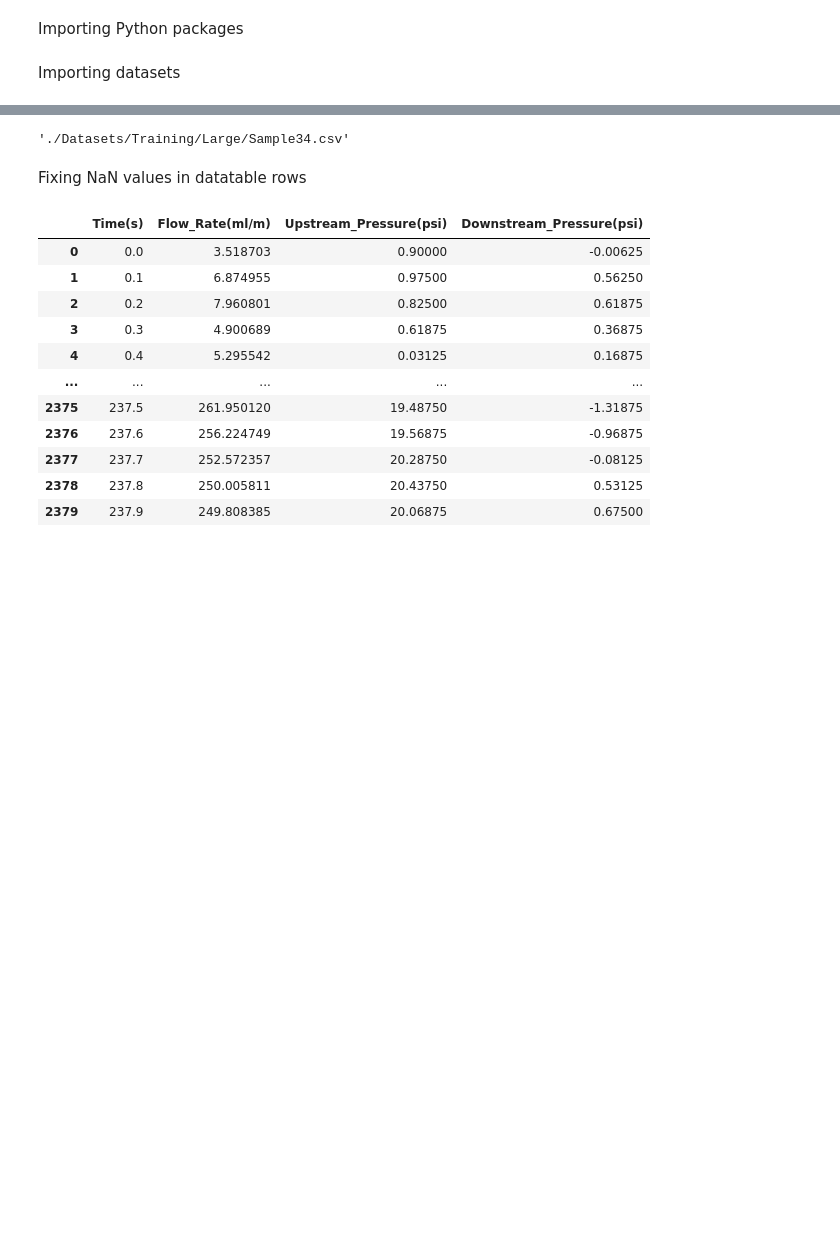
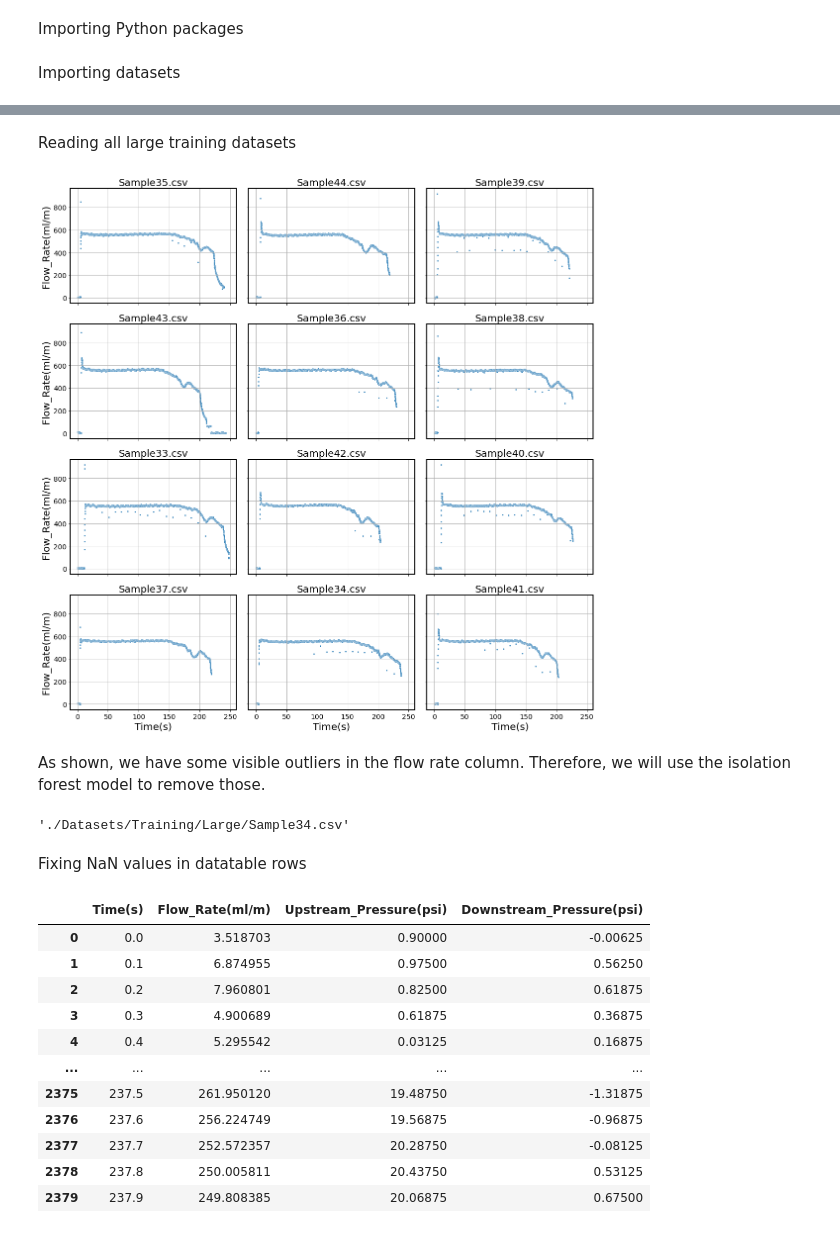
Before and after one commit to AddisonAV/DataChallenge2020, a Jupyter notebook: main.ipynb, the cells around one changed output, grey strips where cells are left out. Cells and saved outputs as stored; diff of their text form; code cells hidden in the pictures; blank space fills up the shorter version.

Commit message:
Added  outlier detection and removal methods

```diff
--- a/main.ipynb
+++ b/main.ipynb
@@ -3,12 +3,34 @@ Importing Python packages
 # %%
 import pandas as pd
 import numpy as np
-
+import seaborn as sns
 import matplotlib.pyplot as plt
 import plotly.express as px
 from sklearn.datasets import load_iris
 from sklearn import tree
 from Utils.preprocessing import *
+
+
+plt.rcParams.update({
+    'font.size': 16,
+    'axes.linewidth': 2,
+    'axes.titlesize': 20,
+    'axes.edgecolor': 'black',
+    'axes.labelsize': 20,
+    'axes.grid': True,
+    'lines.linewidth': 1.5,
+    'lines.markersize': 3,
+    'figure.figsize': (15, 6),
+    'xtick.labelsize': 14,
+    'ytick.labelsize': 14,
+    'font.family': 'Arial',
+    'legend.fontsize': 13,
+    'legend.framealpha': 1,
+    'legend.edgecolor': 'black',
+    'legend.shadow': False,
+    'legend.fancybox': True,
+    'legend.frameon': True,
+})
 # %% [markdown]
 Importing datasets
 # %%
@@ -19,0 +42,21 @@ Number of files:  13
+# %% [markdown]
+Reading all large training datasets
+# %%
+large_dataframes = []
+for file in file_names:
+    large_dataframes.append(pd.read_csv(path + '/' + file,encoding='utf-8'))
+# %%
+def plot_flowRatebyTime(dataframes, nrows, ncols):
+    fig, ax = plt.subplots(nrows = nrows, ncols=ncols,figsize=(16, 16),tight_layout=True, sharey=True, sharex=True)
+    ax = ax.reshape((nrows*ncols,))
+
+    for i in range(len(dataframes)):
+        sns.scatterplot(data= dataframes[i], x='Time(s)', y='Flow_Rate(ml/m)', ax=ax[i], legend=False)
+        ax[i].set_title(file_names[i])
+    plt.show()
+# %%
+plot_flowRatebyTime(dataframes=large_dataframes, nrows=4, ncols=3)
+# %% [output]
+[figure, added]
+# %% [markdown]
+As shown, we have some visible outliers in the flow rate column. Therefore, we will use the isolation forest model to remove those.
```
Also changed, not shown: parts of 3 cells of this notebook, 2 other files.
